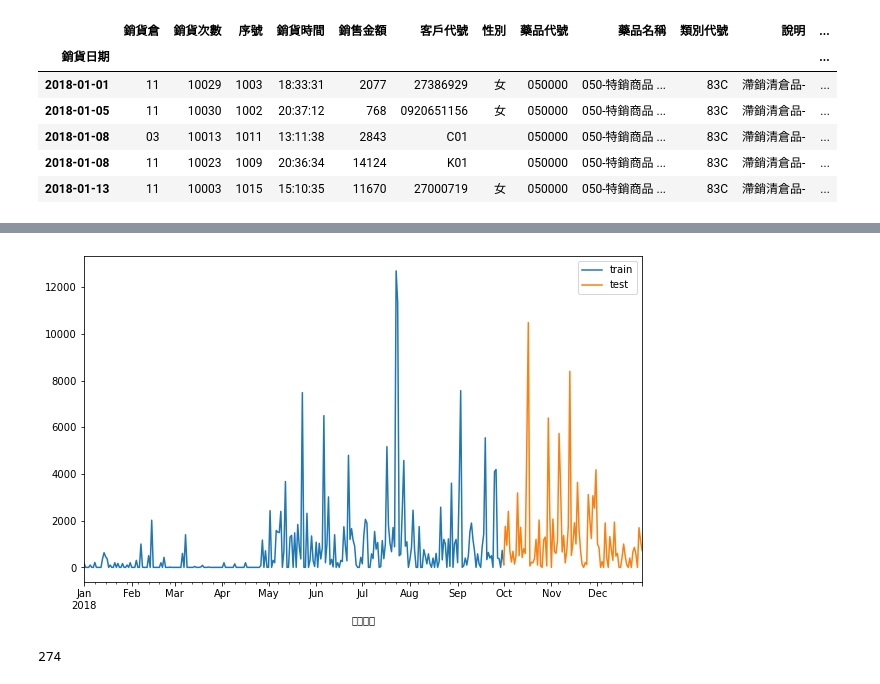
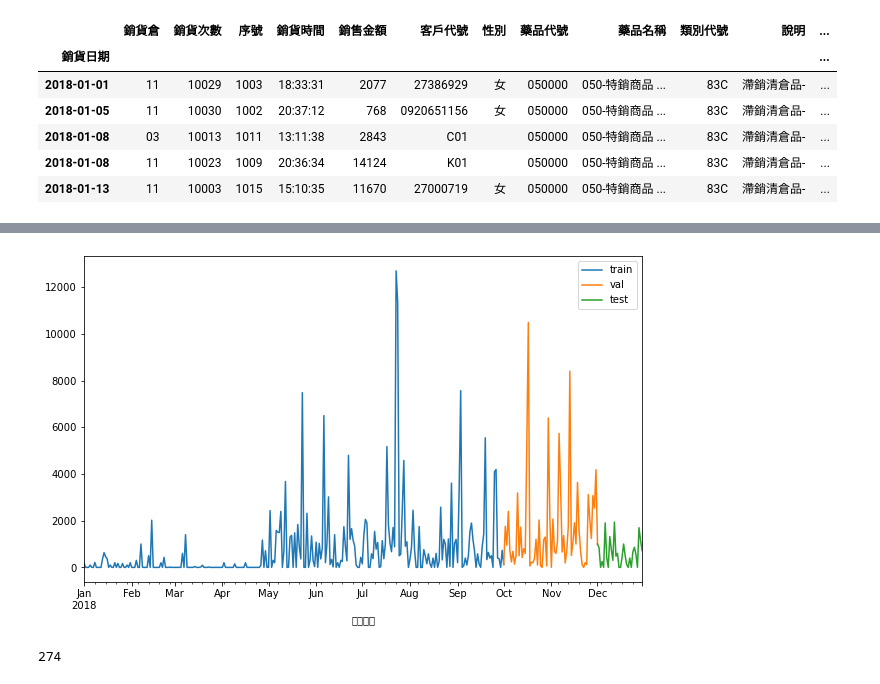
Before and after one commit to Jeremy35689/Visual-Analysis-midterm-project, a Jupyter notebook: VA Midterm Project.ipynb, the cells around one changed output, grey strips where cells are left out. Drawn from its saved outputs; the diff is of its cells as text; code cells hidden in the pictures.

Commit message:
split valid set

```diff
--- a/VA Midterm Project.ipynb
+++ b/VA Midterm Project.ipynb
@@ -356,17 +371,20 @@ drug_sum.head()
 # %%
-split_date = pd.Timestamp('2018-10-01')
+split_date1 = pd.Timestamp('2018-10-01')
+split_date2 = pd.Timestamp('2018-12-01')
 df_tmp = drug_sum['銷售量']
-train = df_tmp.loc[:split_date]
-test = df_tmp.loc[split_date:]
+train = df_tmp.loc[:split_date1]
+val = df_tmp.loc[split_date1:split_date2]
+test = df_tmp.loc[split_date2:]
 # %%
 %matplotlib inline
 import matplotlib.pyplot as plt
 
 plt.figure(figsize=(10, 6))
 ax = train.plot()
+ax = val.plot(ax=ax)
 test.plot(ax=ax)
-plt.legend(['train', 'test']);
+plt.legend(['train', 'val','test']);
 # %% [output]
-[figure, old version]
+[figure, new version]
 # %%
 train_tmp=train.values
```
Also changed, not shown: parts of 7 cells of this notebook, 1 other file.
